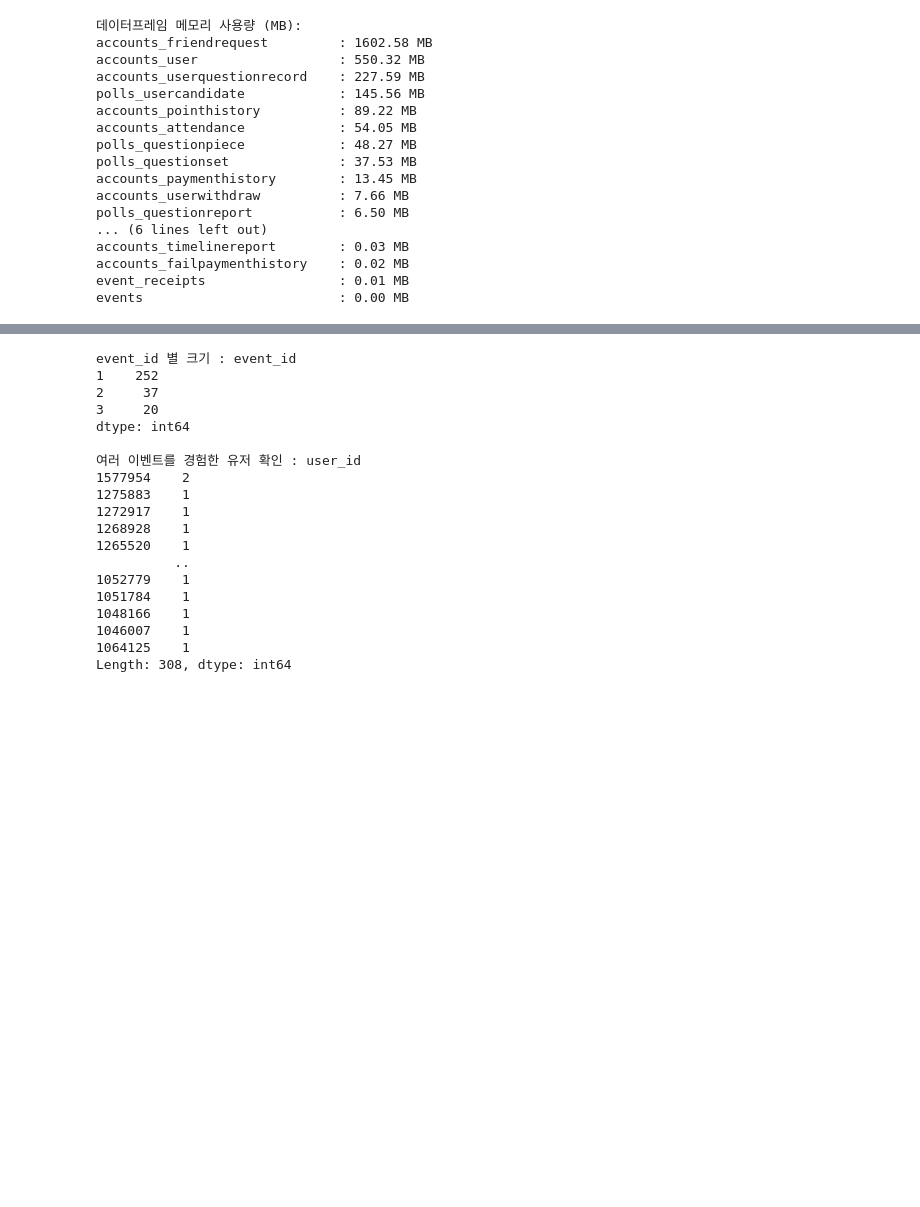
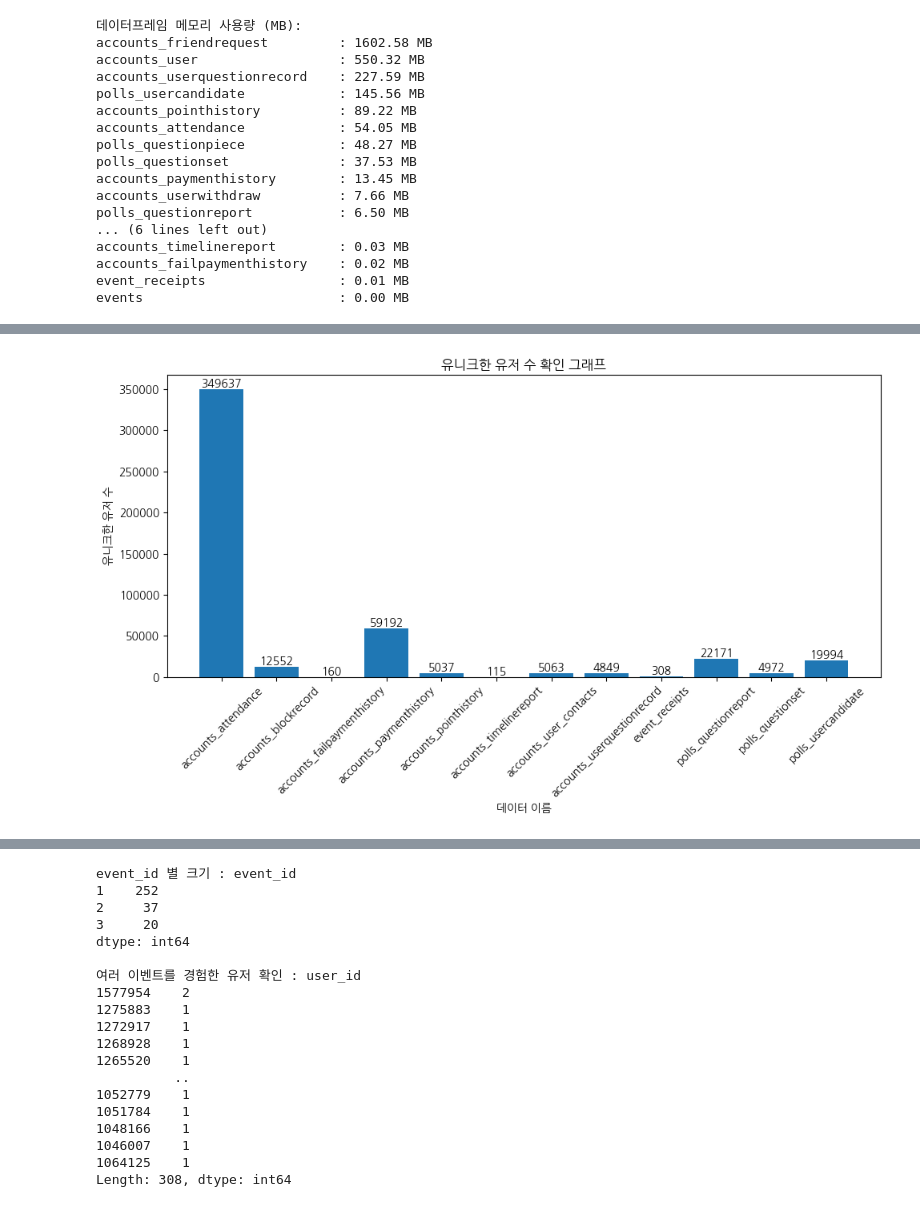
Before and after one commit to seung127/codeit_project, a Jupyter notebook: codeit-project-docker/사전작업_진행중.ipynb, the cells around one changed output, grey strips where cells are left out. Cells and saved outputs as stored; diff of their text form; code cells hidden in the pictures; blank space fills up the shorter version.

```diff
--- a/codeit-project-docker/사전작업_진행중.ipynb
+++ b/codeit-project-docker/사전작업_진행중.ipynb
@@ -313,0 +350,11 @@ def check_data_info(df, verbose=True):
+# %%
+df_user_summary = {}
+
+for title, df in df_dict.items():
+    start, end, unique_user = check_period_and_unique_users(df, title)
+    df_user_summary[title] = {
+        "start_date": start,
+        "end_date": end,
+        "unique_user_count": unique_user,
+        "user_ids": df_user_dict.get(title, set())
+    }
@@ -313,0 +379,24 @@ def check_data_info(df, verbose=True):
+# %%
+# user_id가 있는 경우만 필터링
+valid_user_summary = {
+    title: info for title, info in df_user_summary.items()
+    if info.get("unique_user_count") is not None
+}
+
+# 파일 이름과 유저 수 추출
+titles = list(valid_user_summary.keys())
+user_counts = [valid_user_summary[title]["unique_user_count"] for title in titles]
+
+# 시각화(위에 해당 유저 수 표시)
+plt.figure(figsize=(10, 6))
+plt.bar(titles, user_counts)
+plt.title("유니크한 유저 수 확인 그래프")
+plt.xlabel("데이터 이름")
+plt.ylabel("유니크한 유저 수")
+for i, count in enumerate(user_counts):
+    plt.text(i, count + 0.5, str(count), ha='center', va='bottom')
+plt.xticks(rotation=45)
+plt.tight_layout()
+plt.show()
+# %% [output]
+[figure, added]
```
Also changed, not shown: parts of 99 cells of this notebook.
